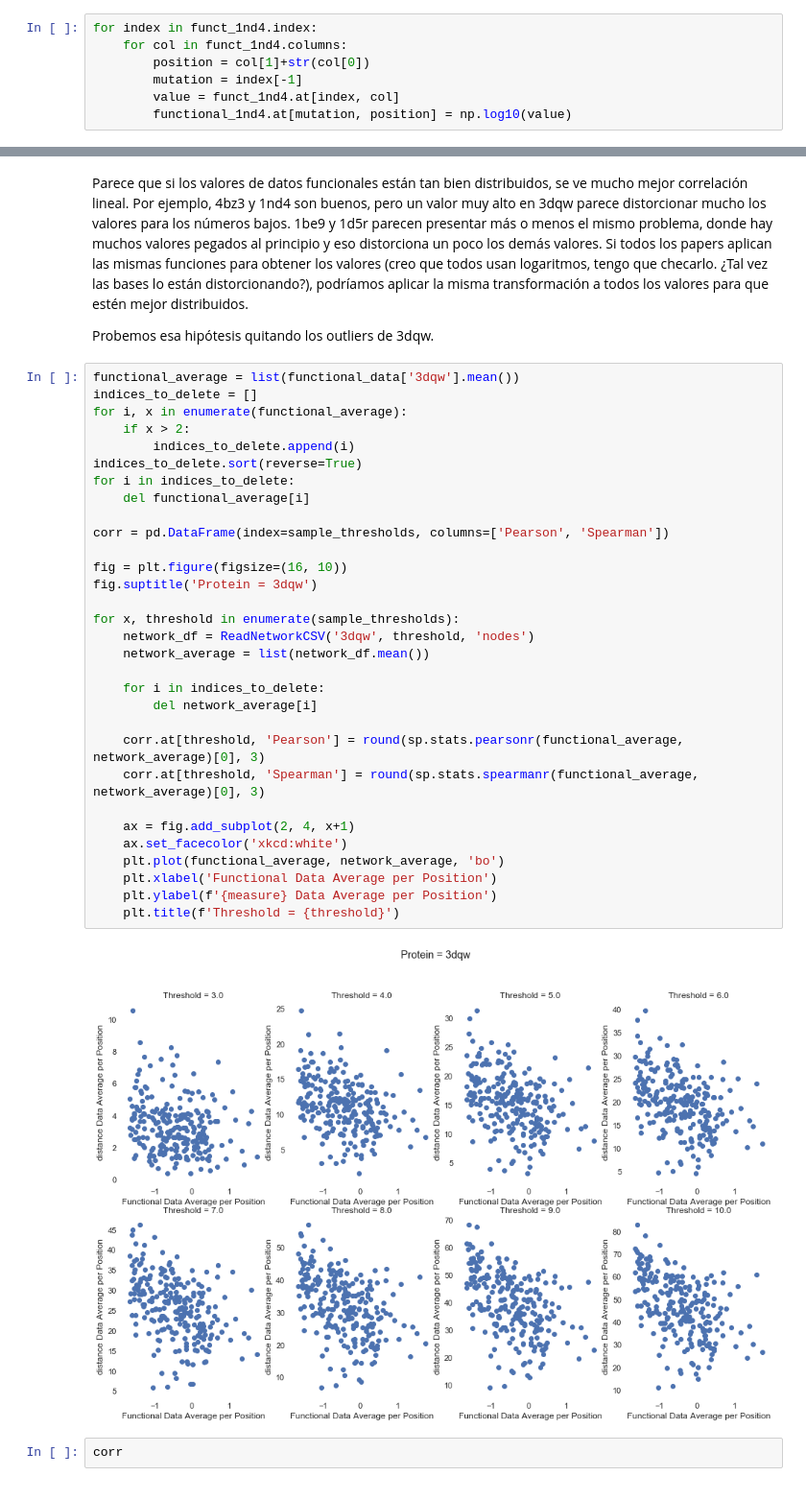
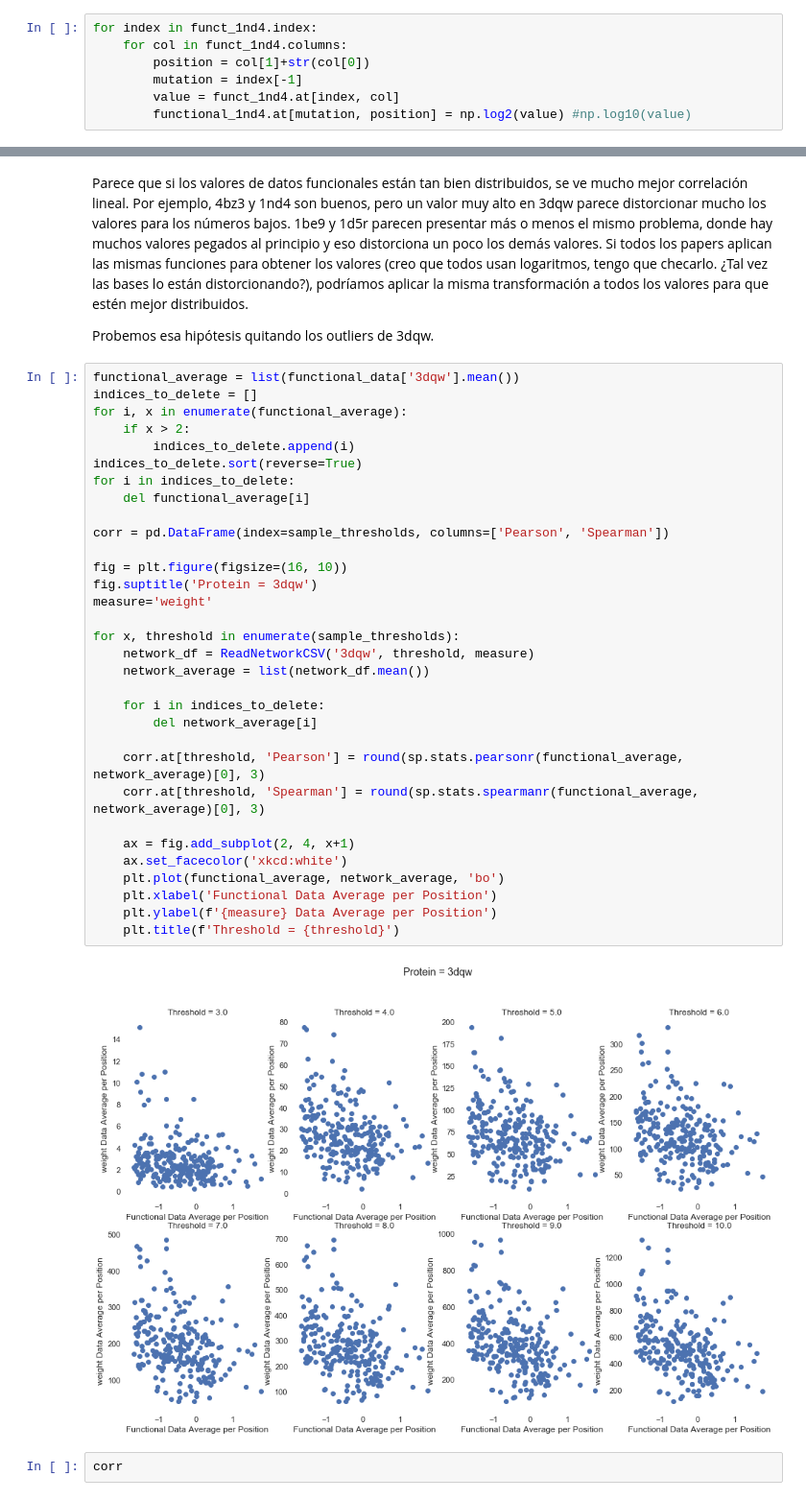
Before and after one commit to CrisSotomayor/perturbation-networks-get-data, a Jupyter notebook: data.ipynb, the cells around one changed output, grey strips where cells are left out. Shown at 96% size. Drawn from its saved outputs; the diff is of its cells as text.

```diff
--- a/data.ipynb
+++ b/data.ipynb
@@ -198,4 +198,4 @@ for index in funct_1nd4.index:
         position = col[1]+str(col[0])
         mutation = index[-1]
         value = funct_1nd4.at[index, col]
-        functional_1nd4.at[mutation, position] = np.log10(value)
+        functional_1nd4.at[mutation, position] = np.log2(value) #np.log10(value)
@@ -536,35 +517,36 @@ Probemos esa hipótesis quitando los outliers de 3dqw.
 functional_average = list(functional_data['3dqw'].mean())
 indices_to_delete = []
 for i, x in enumerate(functional_average):
     if x > 2:
         indices_to_delete.append(i)
 indices_to_delete.sort(reverse=True)
 for i in indices_to_delete:
     del functional_average[i]
 
 corr = pd.DataFrame(index=sample_thresholds, columns=['Pearson', 'Spearman'])
 
 fig = plt.figure(figsize=(16, 10))
 fig.suptitle('Protein = 3dqw')
+measure='weight'
 
 for x, threshold in enumerate(sample_thresholds):
-    network_df = ReadNetworkCSV('3dqw', threshold, 'nodes')
+    network_df = ReadNetworkCSV('3dqw', threshold, measure)
     network_average = list(network_df.mean())
 
     for i in indices_to_delete:
         del network_average[i]
 
     corr.at[threshold, 'Pearson'] = round(sp.stats.pearsonr(functional_average, network_average)[0], 3)
     corr.at[threshold, 'Spearman'] = round(sp.stats.spearmanr(functional_average, network_average)[0], 3)
 
     ax = fig.add_subplot(2, 4, x+1)
     ax.set_facecolor('xkcd:white')
     plt.plot(functional_average, network_average, 'bo')
     plt.xlabel('Functional Data Average per Position')
     plt.ylabel(f'{measure} Data Average per Position')
     plt.title(f'Threshold = {threshold}')
 # %% [output]
-[figure, old version]
+[figure, new version]
 # %%
 corr
 # %% [output]
```
Also changed, not shown: parts of 36 cells of this notebook.
